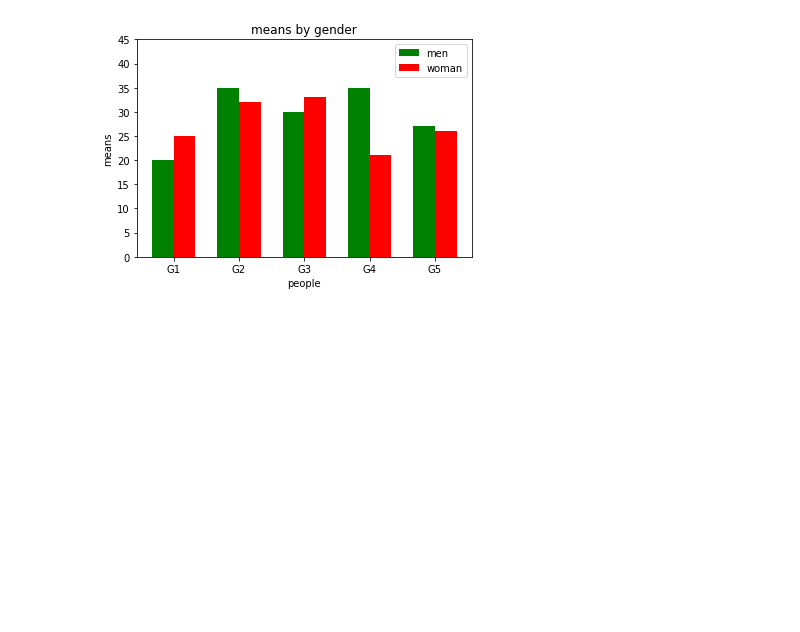
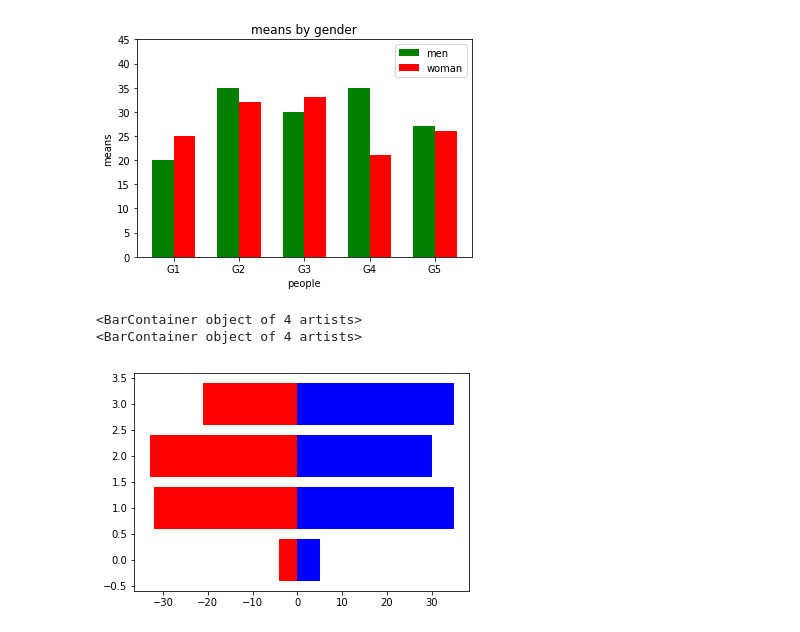
Before and after one commit to choisooyeon007/hello-world, a Jupyter notebook: plot.ipynb, the cells around one changed output. Cells and saved outputs as stored; diff of their text form; code cells hidden in the pictures; blank space fills up the shorter version.

```diff
--- a/plot.ipynb
+++ b/plot.ipynb
@@ -122,3 +122,22 @@ plt.show()
 # %% [output]
 [0 1 2 3 4]
 [figure]
+# %%
+import numpy as np
+import matplotlib.pyplot as plt
+import seaborn as sns
+
+mmeans=np.array([5,35,30,35])
+wmeans=np.array([4,32,33,21])
+x=np.arange(4)
+
+a=plt.barh(x,mmeans,color="b")
+b=plt.barh(x,-wmeans,color="r")
+
+print(a)
+print(b)
+plt.show()
+# %% [output]
+<BarContainer object of 4 artists>
+<BarContainer object of 4 artists>
+[figure, added]
```
Also changed, not shown: parts of 4 cells of this notebook.
